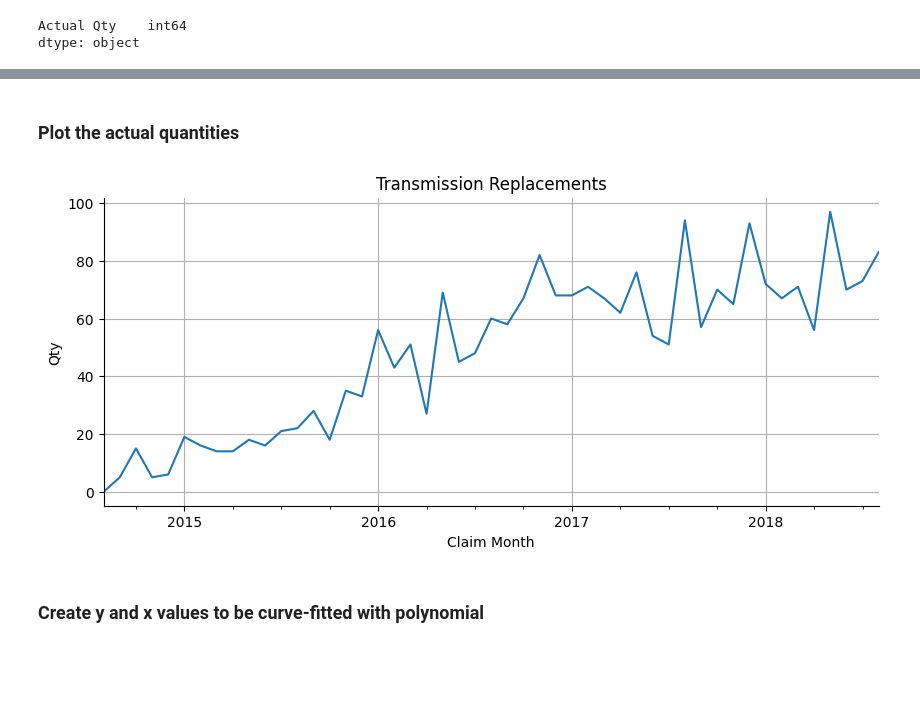
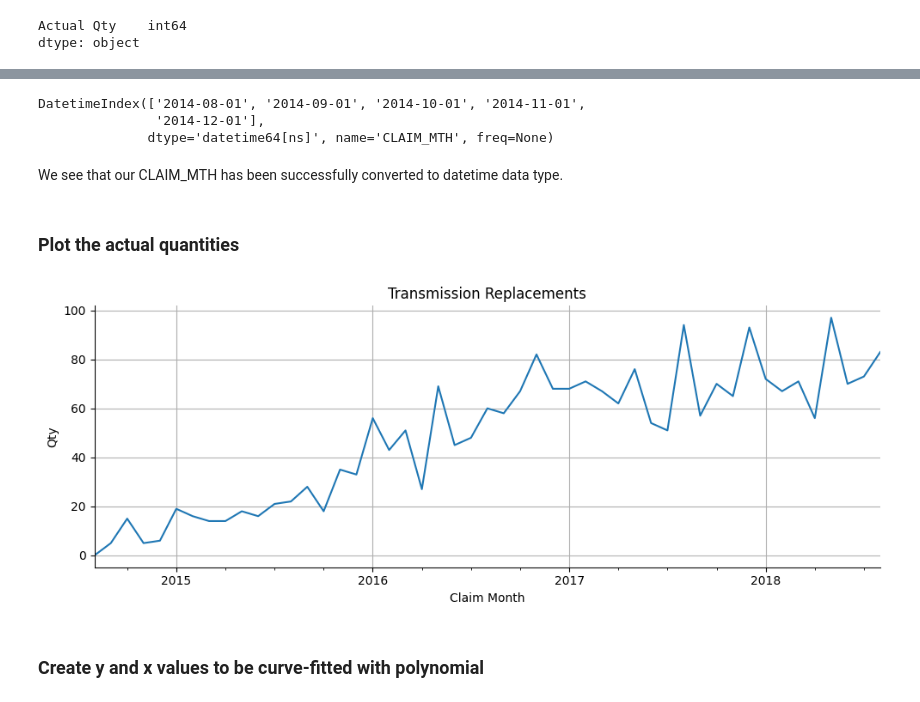
Before and after one commit to pybokeh/forecasting, a Jupyter notebook: notebooks/PolyFit.ipynb, the cells around one changed output, grey strips where cells are left out. Cells and saved outputs as stored; diff of their text form; code cells hidden in the pictures; blank space fills up the shorter version.

Commit message:
Updated notebooks for improved aesthetics and leverage pandas datetime index slicing

```diff
--- a/notebooks/PolyFit.ipynb
+++ b/notebooks/PolyFit.ipynb
@@ -61,16 +65,26 @@ dtype: object
+# %%
+df.head().index
+# %% [output]
+DatetimeIndex(['2014-08-01', '2014-09-01', '2014-10-01', '2014-11-01',
+               '2014-12-01'],
+              dtype='datetime64[ns]', name='CLAIM_MTH', freq=None)
+# %% [markdown]
+We see that our CLAIM_MTH has been successfully converted to datetime data type.
 # %% [markdown]
 ### Plot the actual quantities
 # %%
 fig, ax = plt.subplots(figsize=(10,4))
+
 df['Actual Qty'].plot(ax=ax)
 plt.grid(visible=True)
 plt.xlabel('Claim Month')
 plt.ylabel('Qty')
 plt.title('Transmission Replacements')
-sns.despine()
+ax.spines[['right', 'top']].set_visible(False)
+plt.tight_layout()
 plt.show()
 # %% [output]
-[figure, old version]
+[figure, new version]
 # %% [markdown]
 ### Create y and x values to be curve-fitted with polynomial
 # %%
```
Also changed, not shown: parts of 10 cells of this notebook, 9 other files.
